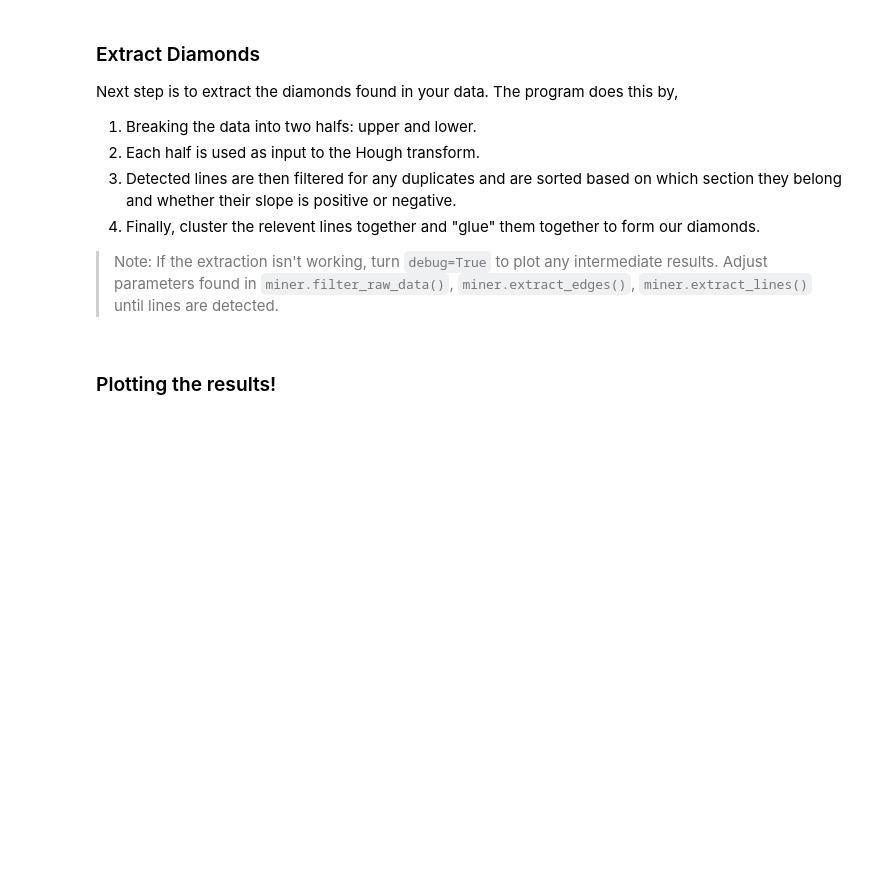
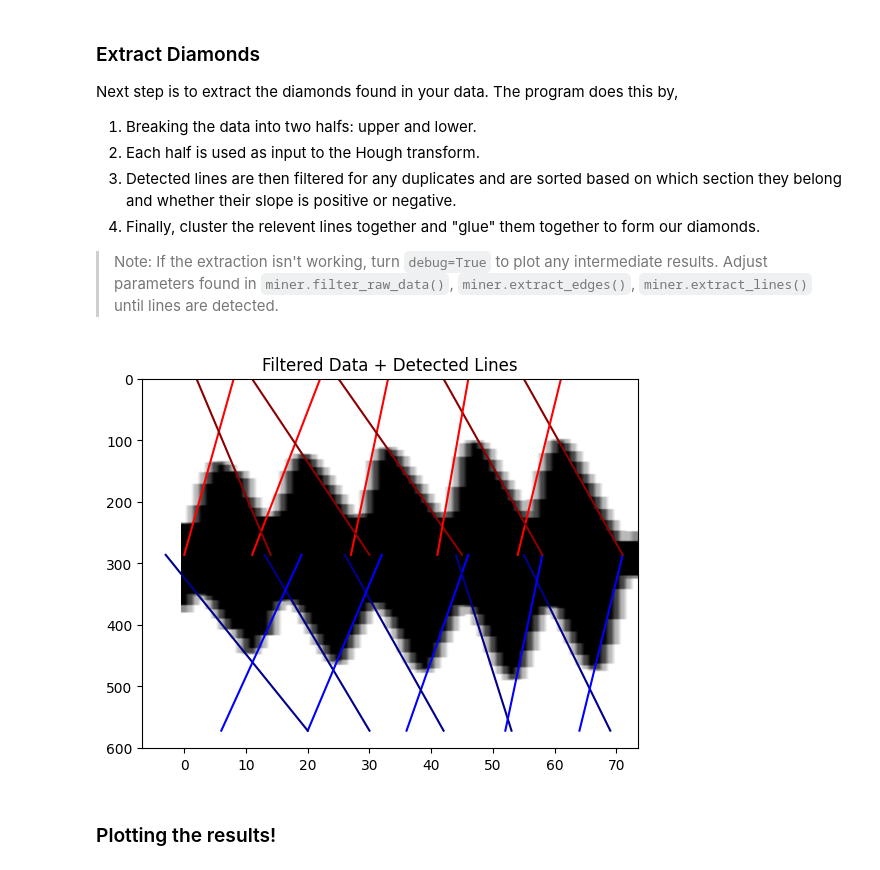
Before and after one commit to mainCSG/diamondminer, a Jupyter notebook: example/demo.ipynb, the cells around one changed output. Cells and saved outputs as stored; diff of their text form; code cells hidden in the pictures; blank space fills up the shorter version.

```diff
--- a/example/demo.ipynb
+++ b/example/demo.ipynb
@@ -36,10 +36,12 @@ Adjust parameters found in `miner.filter_raw_data()`, `miner.extract_edges()`, `
 # %%
 miner = Miner(
     gate_data=P_data, # Volts
     ohmic_data=S_data * 1e-3, # Volts
     current_data=I_data # Ampheres
 )
-diamonds = miner.extract_diamonds(debug = False)
+diamonds = miner.extract_diamonds(debug = True)
+# %% [output]
+[figure, added]
 # %% [markdown]
 ### Plotting the results!
 # %%
```
Also changed, not shown: 1 other file.
